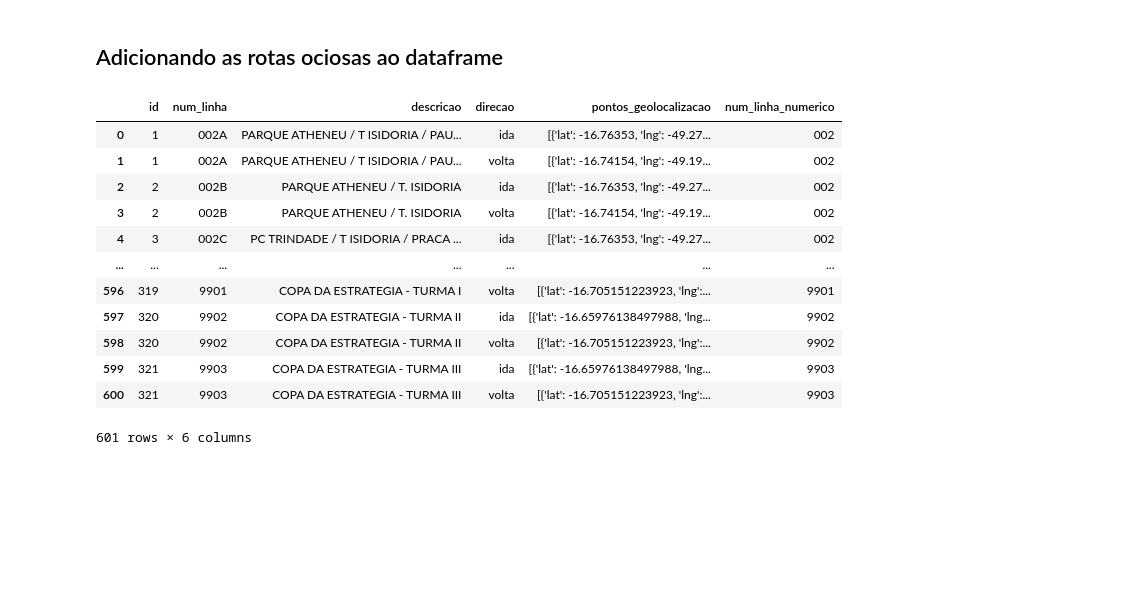
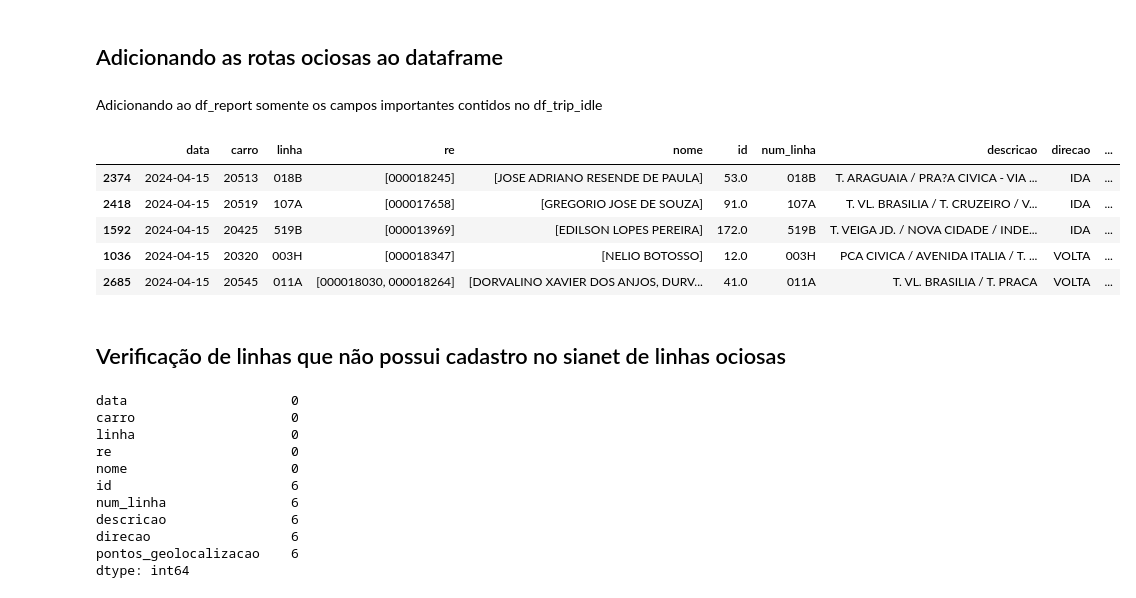
Before and after one commit to marcelopborges/poc-telemetria-hp, a Jupyter notebook: notebooks/main-engine.ipynb, the cells around one changed output. Saved outputs shown, nothing was run; the diff lists cells and outputs as text; code cells hidden in the pictures; blank space fills up the shorter version.

```diff
--- a/notebooks/main-engine.ipynb
+++ b/notebooks/main-engine.ipynb
@@ -195,4 +195,4 @@ df_planned_trip['concatenated'] = df_planned_trip['Código'].astype(str) + df_pl
 # %%
 df_trip_idle['num_linha_numerico'] = df_trip_idle['num_linha'].str.extract(r'^(\d+)')
 # %%
-df_trip_idle
+df_trip_idle['direcao']=df_trip_idle['direcao'].str.upper()
@@ -252,18 +251,2 @@ df_report
 # %% [markdown]
 ## Adicionando as rotas ociosas ao dataframe
-# %%
-df_trip_idle
-# %% [output]
-|  | id | num_linha | descricao | direcao | pontos_geolocalizacao | num_linha_numerico |
-| 0 | 1 | 002A | PARQUE ATHENEU / T ISIDORIA / PAU... | ida | [{'lat': -16.76353, 'lng': -49.27... | 002 |
-| 1 | 1 | 002A | PARQUE ATHENEU / T ISIDORIA / PAU... | volta | [{'lat': -16.74154, 'lng': -49.19... | 002 |
-| 2 | 2 | 002B | PARQUE ATHENEU / T. ISIDORIA | ida | [{'lat': -16.76353, 'lng': -49.27... | 002 |
-| 3 | 2 | 002B | PARQUE ATHENEU / T. ISIDORIA | volta | [{'lat': -16.74154, 'lng': -49.19... | 002 |
-| 4 | 3 | 002C | PC TRINDADE / T ISIDORIA / PRACA ... | ida | [{'lat': -16.76353, 'lng': -49.27... | 002 |
-| ... | ... | ... | ... | ... | ... | ... |
-| 596 | 319 | 9901 | COPA DA ESTRATEGIA - TURMA I | volta | [{'lat': -16.705151223923, 'lng':... | 9901 |
-| 597 | 320 | 9902 | COPA DA ESTRATEGIA - TURMA II | ida | [{'lat': -16.65976138497988, 'lng... | 9902 |
-| 598 | 320 | 9902 | COPA DA ESTRATEGIA - TURMA II | volta | [{'lat': -16.705151223923, 'lng':... | 9902 |
-| 599 | 321 | 9903 | COPA DA ESTRATEGIA - TURMA III | ida | [{'lat': -16.65976138497988, 'lng... | 9903 |
-| 600 | 321 | 9903 | COPA DA ESTRATEGIA - TURMA III | volta | [{'lat': -16.705151223923, 'lng':... | 9903 |
-601 rows × 6 columns
@@ -272,0 +253,2 @@ df_report_exploded = df_report.explode('linha')
+# %% [markdown]
+Adicionando ao df_report somente os campos importantes contidos no df_trip_idle
@@ -272,0 +259,25 @@ df_report_exploded = df_report.explode('linha')
+# %%
+df_report.sample(n=5)
+# %% [output]
+|  | data | carro | linha | re | nome | id | num_linha | descricao | direcao | ... |
+| 2374 | 2024-04-15 | 20513 | 018B | [000018245] | [JOSE ADRIANO RESENDE DE PAULA] | 53.0 | 018B | T. ARAGUAIA / PRA?A CIVICA - VIA ... | IDA | ... |
+| 2418 | 2024-04-15 | 20519 | 107A | [000017658] | [GREGORIO JOSE DE SOUZA] | 91.0 | 107A | T. VL. BRASILIA / T. CRUZEIRO / V... | IDA | ... |
+| 1592 | 2024-04-15 | 20425 | 519B | [000013969] | [EDILSON LOPES PEREIRA] | 172.0 | 519B | T. VEIGA JD. / NOVA CIDADE / INDE... | IDA | ... |
+| 1036 | 2024-04-15 | 20320 | 003H | [000018347] | [NELIO BOTOSSO] | 12.0 | 003H | PCA CIVICA / AVENIDA ITALIA / T. ... | VOLTA | ... |
+| 2685 | 2024-04-15 | 20545 | 011A | [000018030, 000018264] | [DORVALINO XAVIER DOS ANJOS, DURV... | 41.0 | 011A | T. VL. BRASILIA / T. PRACA | VOLTA | ... |
+# %% [markdown]
+## Verificação de linhas que não possui cadastro no sianet de linhas ociosas
+# %%
+df_report.isna().sum()
+# %% [output]
+data                     0
+carro                    0
+linha                    0
+re                       0
+nome                     0
+id                       6
+num_linha                6
+descricao                6
+direcao                  6
+pontos_geolocalizacao    6
+dtype: int64
```
Also changed, not shown: parts of 25 cells of this notebook, 39 other files.
